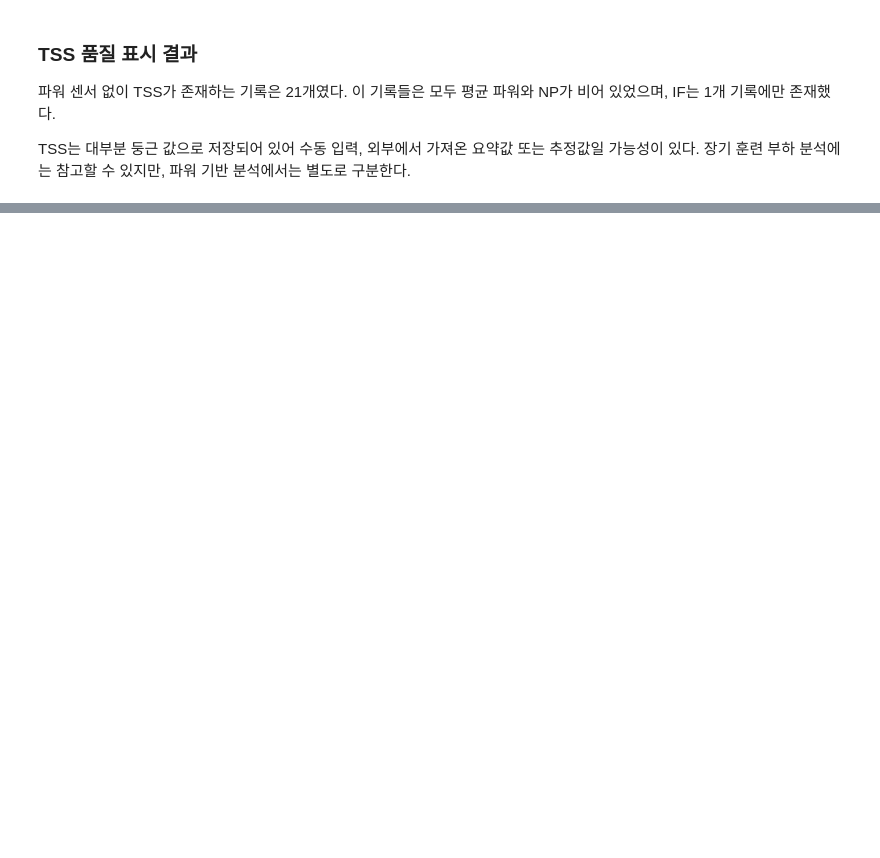
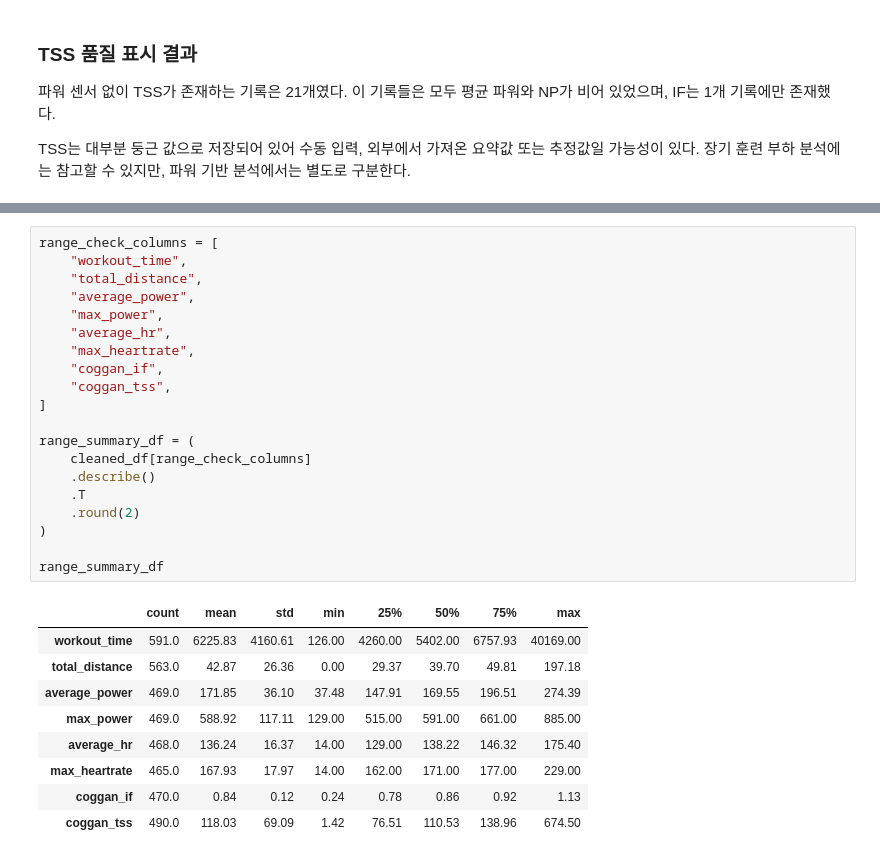
Before and after one commit to jhh0107gsc-hub/cycling, a Jupyter notebook: notebooks/01_goldencheetah_exploration.ipynb, the cells around one changed output, grey strips where cells are left out. Drawn from its saved outputs; the diff is of its cells as text; blank space fills up the shorter version.

Commit message:
Add initial metric range analysis

```diff
--- a/notebooks/01_goldencheetah_exploration.ipynb
+++ b/notebooks/01_goldencheetah_exploration.ipynb
@@ -754,0 +741,30 @@ TSS는 대부분 둥근 값으로 저장되어 있어 수동 입력, 외부에
+# %%
+range_check_columns = [
+    "workout_time",
+    "total_distance",
+    "average_power",
+    "max_power",
+    "average_hr",
+    "max_heartrate",
+    "coggan_if",
+    "coggan_tss",
+]
+
+range_summary_df = (
+    cleaned_df[range_check_columns]
+    .describe()
+    .T
+    .round(2)
+)
+
+range_summary_df
+# %% [output]
+|  | count | mean | std | min | 25% | 50% | 75% | max |
+| workout_time | 591.0 | 6225.83 | 4160.61 | 126.00 | 4260.00 | 5402.00 | 6757.93 | 40169.00 |
+| total_distance | 563.0 | 42.87 | 26.36 | 0.00 | 29.37 | 39.70 | 49.81 | 197.18 |
+| average_power | 469.0 | 171.85 | 36.10 | 37.48 | 147.91 | 169.55 | 196.51 | 274.39 |
+| max_power | 469.0 | 588.92 | 117.11 | 129.00 | 515.00 | 591.00 | 661.00 | 885.00 |
+| average_hr | 468.0 | 136.24 | 16.37 | 14.00 | 129.00 | 138.22 | 146.32 | 175.40 |
+| max_heartrate | 465.0 | 167.93 | 17.97 | 14.00 | 162.00 | 171.00 | 177.00 | 229.00 |
+| coggan_if | 470.0 | 0.84 | 0.12 | 0.24 | 0.78 | 0.86 | 0.92 | 1.13 |
+| coggan_tss | 490.0 | 118.03 | 69.09 | 1.42 | 76.51 | 110.53 | 138.96 | 674.50 |
```
Also changed, not shown: parts of 3 cells of this notebook.
